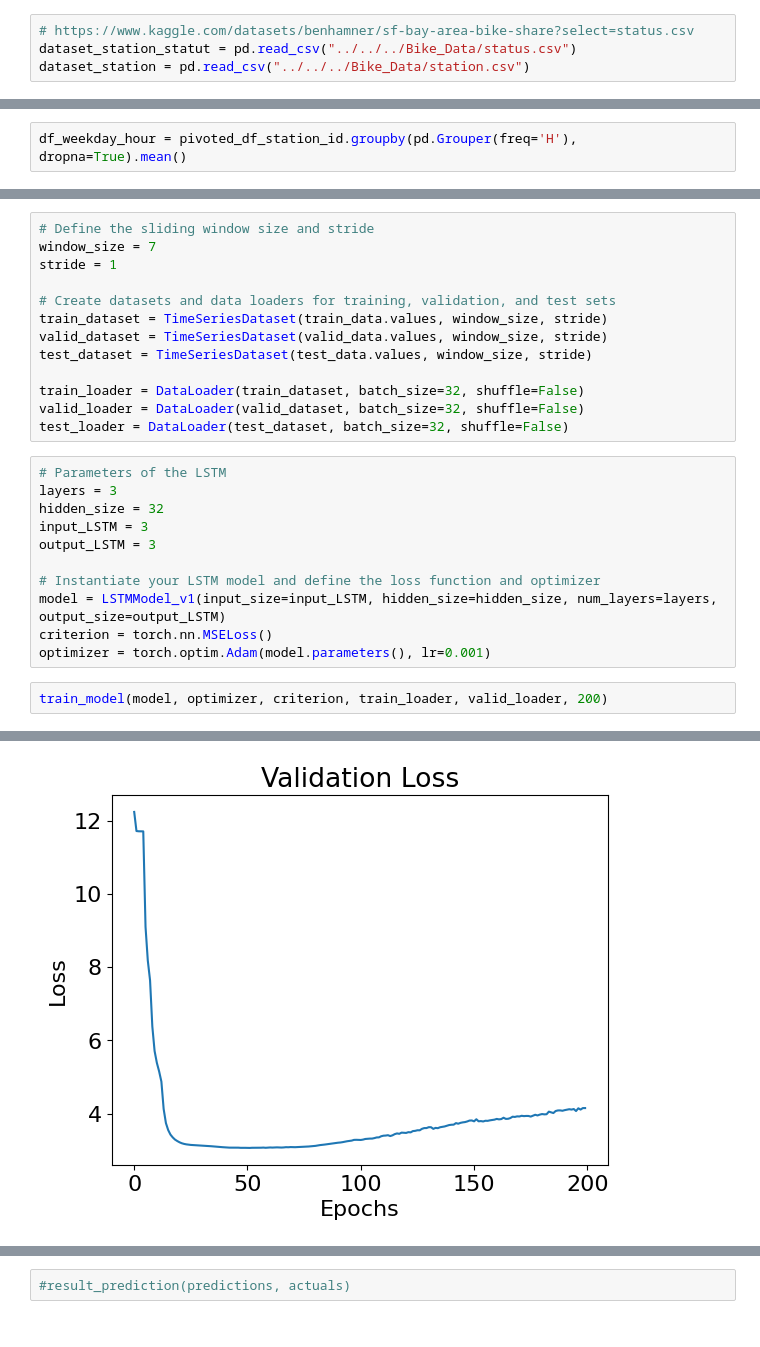
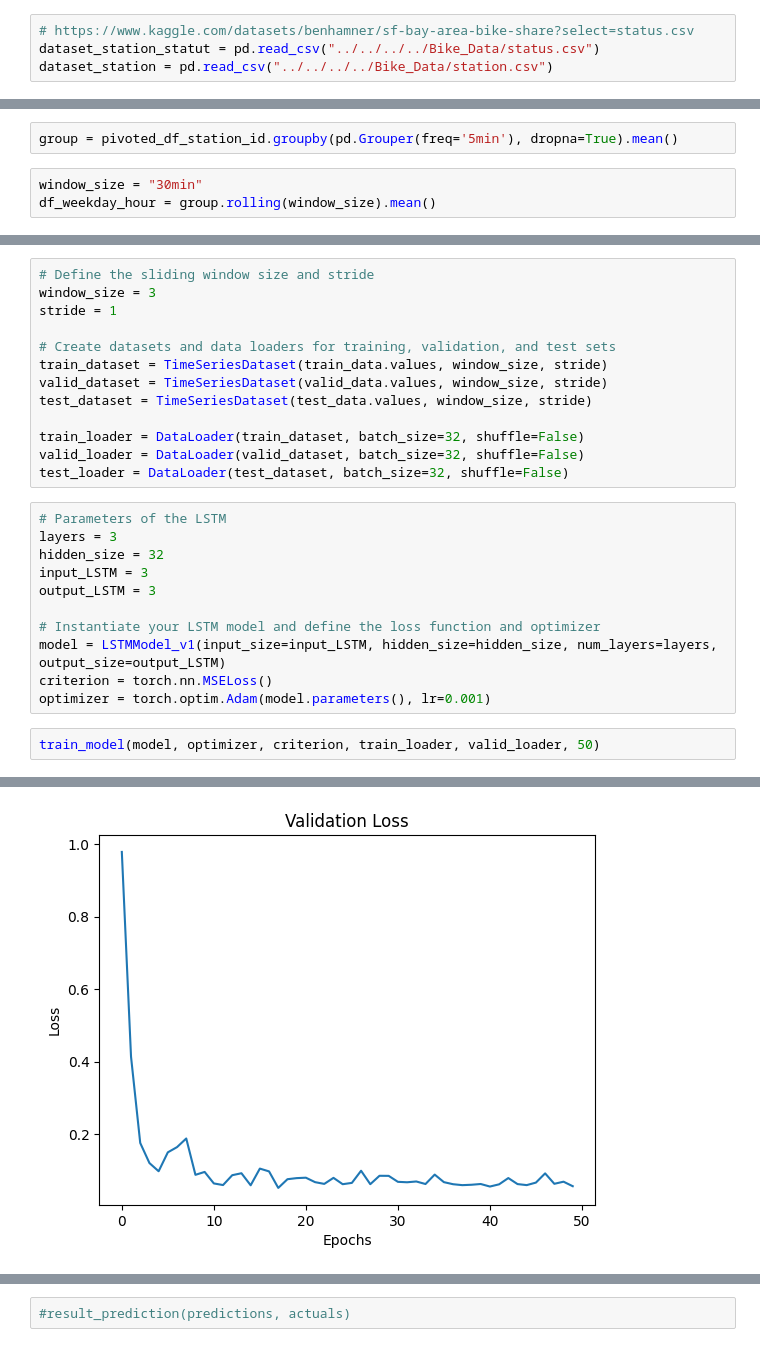
Before and after one commit to Desmoniak/Simple_Federated_Learning, a Jupyter notebook: NoteBooks/Bike/Multivariate/Centralized_Version/LSTM_forecasting_on_bike_availability_3_stations.ipynb, the cells around one changed output, grey strips where cells are left out. Saved outputs shown, nothing was run; the diff lists cells and outputs as text.

```diff
--- a/NoteBooks/Bike/Multivariate/Centralized_Version/LSTM_forecasting_on_bike_availability_3_stations.ipynb
+++ b/NoteBooks/Bike/Multivariate/Centralized_Version/LSTM_forecasting_on_bike_availability_3_stations.ipynb
@@ -8,5 +8,5 @@ from torch.utils.data import Dataset
 import torch
 # %%
 # https://www.kaggle.com/datasets/benhamner/sf-bay-area-bike-share?select=status.csv
-dataset_station_statut = pd.read_csv("../../../Bike_Data/status.csv")
-dataset_station = pd.read_csv("../../../Bike_Data/station.csv")
+dataset_station_statut = pd.read_csv("../../../../Bike_Data/status.csv")
+dataset_station = pd.read_csv("../../../../Bike_Data/station.csv")
@@ -338,5 +402,8 @@ pivoted_df_station_id.head(2)
 # %%
-df_weekday_hour = pivoted_df_station_id.groupby(pd.Grouper(freq='H'), dropna=True).mean()
+group = pivoted_df_station_id.groupby(pd.Grouper(freq='5min'), dropna=True).mean()
+# %%
+window_size = "30min"
+df_weekday_hour = group.rolling(window_size).mean()
 # %%
 len(df_weekday_hour[df_weekday_hour.isna().any(axis=1)])
 # %% [output]
@@ -370,7 +438,7 @@ test_data = df_weekday_hour_prep['2015-01-01 12:00:00':'2015-08-31 13:00:00']
 ##### f(a(t), b(t), c(t)) = a(t+1), b(t+1) + c(t+1)
 # %%
 # Define the sliding window size and stride
-window_size = 7
+window_size = 3
 stride = 1
 
 # Create datasets and data loaders for training, validation, and test sets
@@ -393,5 +461,5 @@ model = LSTMModel_v1(input_size=input_LSTM, hidden_size=hidden_size, num_layers=
 criterion = torch.nn.MSELoss()
 optimizer = torch.optim.Adam(model.parameters(), lr=0.001)
 # %%
-train_model(model, optimizer, criterion, train_loader, valid_loader, 200)
+train_model(model, optimizer, criterion, train_loader, valid_loader, 50)
 # %% [output]
@@ -415,2 +483,2 @@ Epoch 200/200, Training Loss: 497.1791, Validation Loss: 4.1539
-[figure, old version]
+[figure, new version]
 # %%
```
Also changed, not shown: parts of 18 cells of this notebook.
